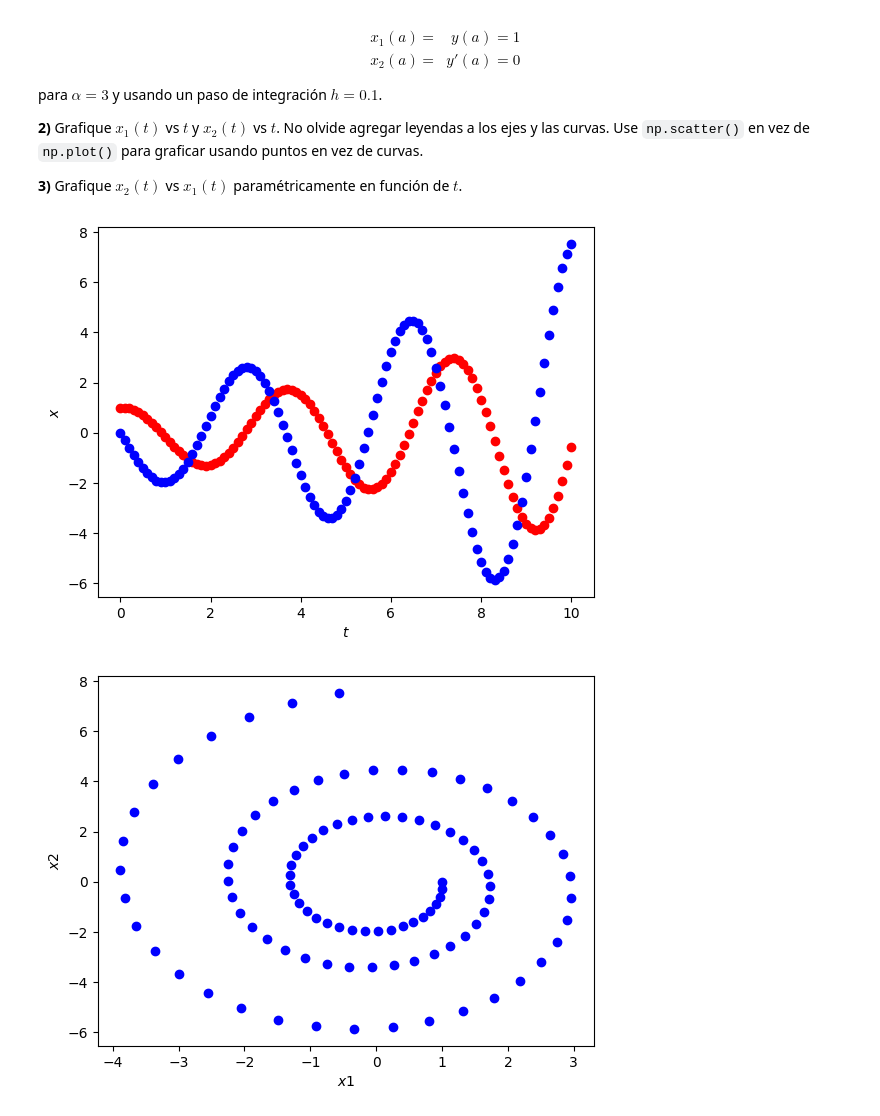
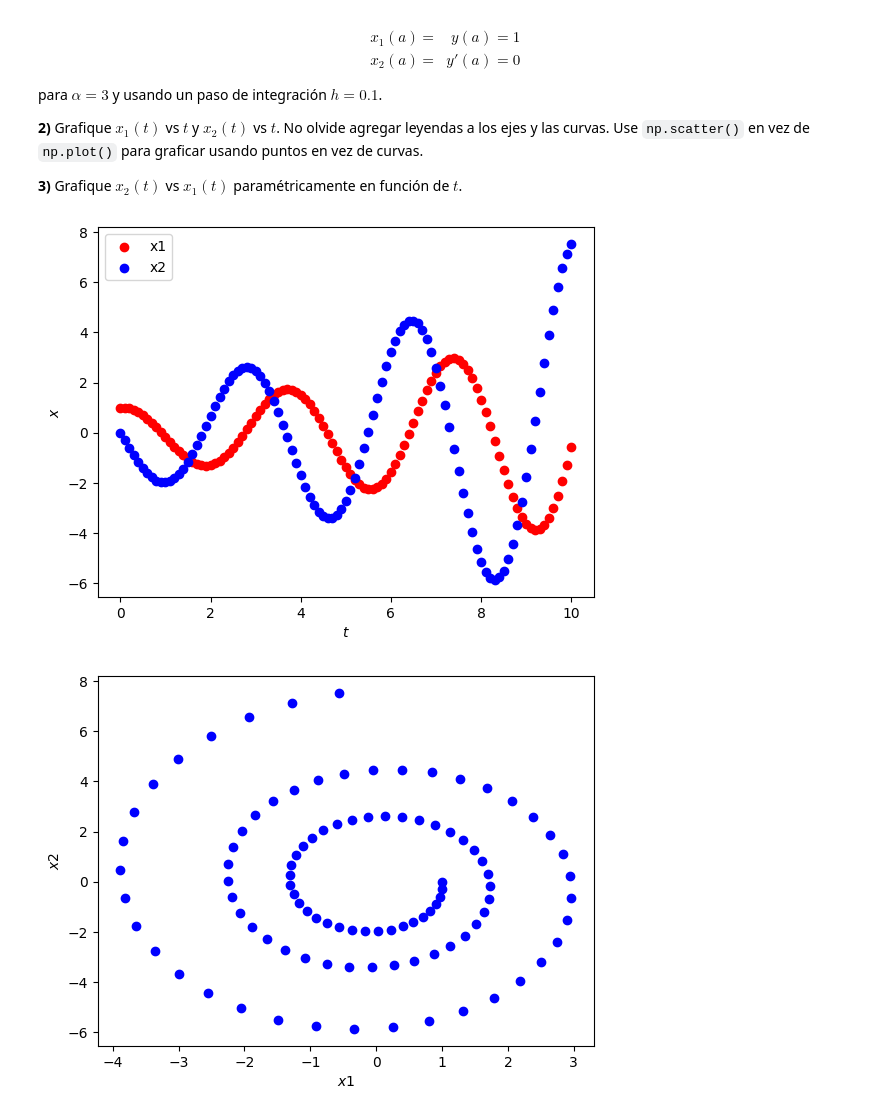
Before and after one commit to AdolfoBanchio/Redes-neuronales-2024, a Jupyter notebook: guias_ejercicios/redes_neuronales_2024_guia_4.ipynb, the cells around one changed output. Drawn from its saved outputs; the diff is of its cells as text; code cells hidden in the pictures.

```diff
--- a/guias_ejercicios/redes_neuronales_2024_guia_4.ipynb
+++ b/guias_ejercicios/redes_neuronales_2024_guia_4.ipynb
@@ -582,13 +582,14 @@ t,w = integrador_ode(euler,f,xa,a,b,k,p)
 # %%
 # 6.2) graficar x1 vs t y x2 vs t
 plt.figure()
 plt.xlabel('$t$')
 plt.ylabel('$x$')
 plt.scatter(t,w[0,:],label="x1",linestyle='-',c='red')
 plt.scatter(t,w[1,:],label="x2",linestyle='-',c='blue')
+plt.legend()
 plt.show()
 # %% [output]
-[figure, old version]
+[figure, new version]
 # %%
 plt.figure()
 plt.xlabel('$x1$')
```
Also changed, not shown: parts of 5 cells of this notebook, 3 other files.
